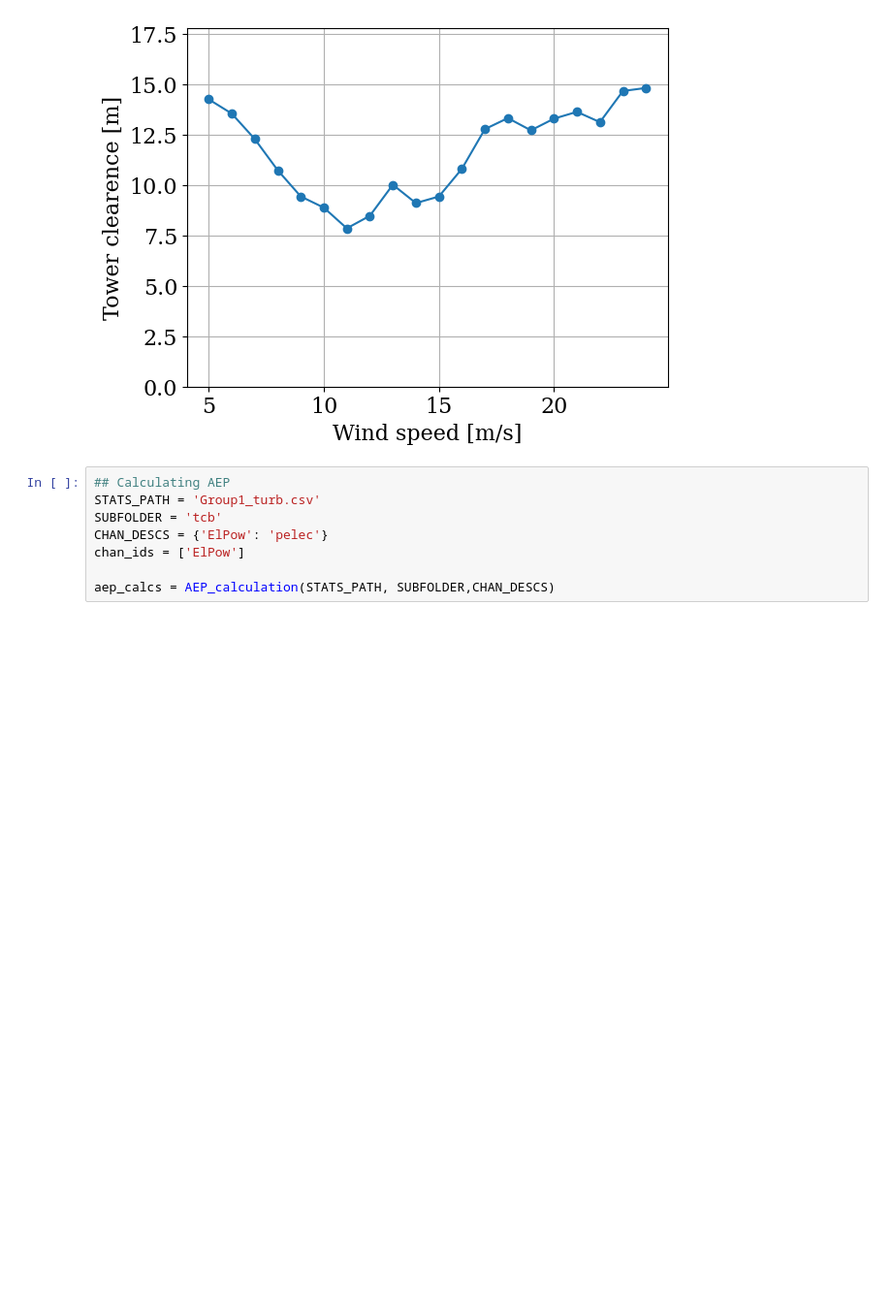
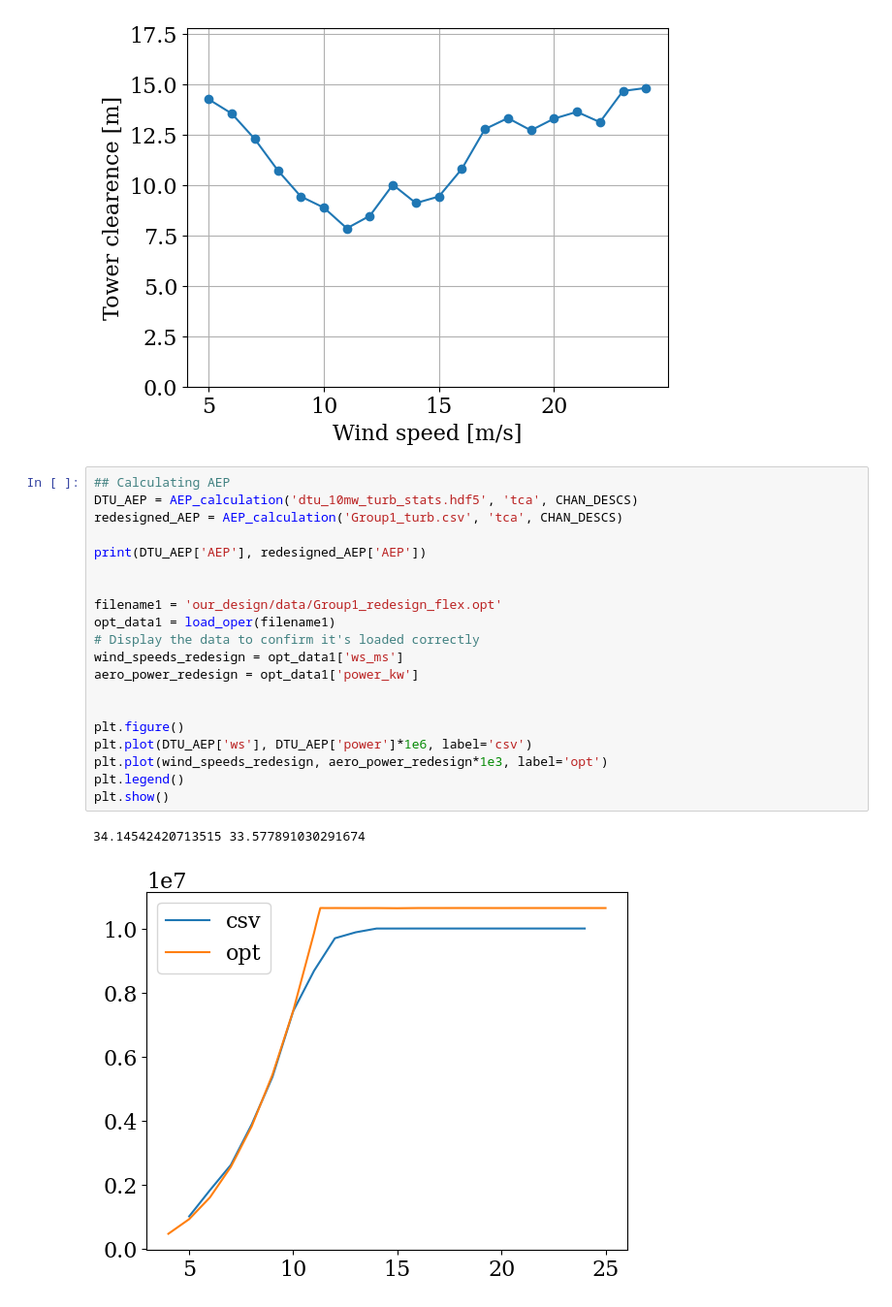
Before and after one commit to nicolaquaia/LAC_final, a Jupyter notebook: assignment_04/Assignment_4_bogusz.ipynb, the cells around one changed output. Shown at 97% size. Cells and saved outputs as stored; diff of their text form; blank space fills up the shorter version.

Commit message:
Code finished, plots needed

```diff
--- a/assignment_04/Assignment_4_bogusz.ipynb
+++ b/assignment_04/Assignment_4_bogusz.ipynb
@@ -480,11 +480,26 @@ plt.xlabel('Wind speed [m/s]')
 plt.show()
 # %% [output]
 [figure]
-# %%
-## Calculating AEP
-STATS_PATH = 'Group1_turb.csv'
-SUBFOLDER = 'tcb'
-CHAN_DESCS = {'ElPow': 'pelec'}
-chan_ids = ['ElPow']
-
-aep_calcs = AEP_calculation(STATS_PATH, SUBFOLDER,CHAN_DESCS)
+# %%
+## Calculating AEP
+DTU_AEP = AEP_calculation('dtu_10mw_turb_stats.hdf5', 'tca', CHAN_DESCS)
+redesigned_AEP = AEP_calculation('Group1_turb.csv', 'tca', CHAN_DESCS)
+
+print(DTU_AEP['AEP'], redesigned_AEP['AEP'])
+
+
+filename1 = 'our_design/data/Group1_redesign_flex.opt'
+opt_data1 = load_oper(filename1)
+# Display the data to confirm it's loaded correctly
+wind_speeds_redesign = opt_data1['ws_ms']
+aero_power_redesign = opt_data1['power_kw']
+
+
+plt.figure()
+plt.plot(DTU_AEP['ws'], DTU_AEP['power']*1e6, label='csv')
+plt.plot(wind_speeds_redesign, aero_power_redesign*1e3, label='opt')
+plt.legend()
+plt.show()
+# %% [output]
+34.14542420713515 33.577891030291674
+[figure, added]
```
